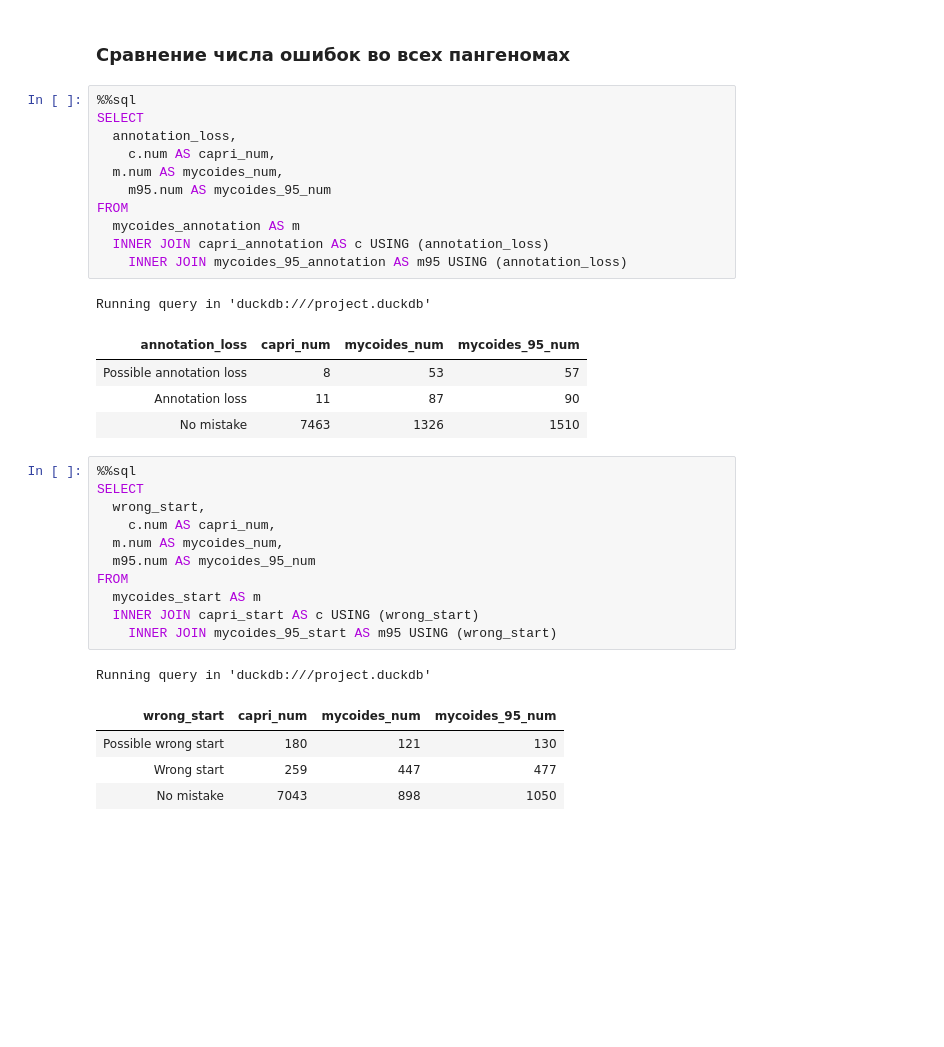
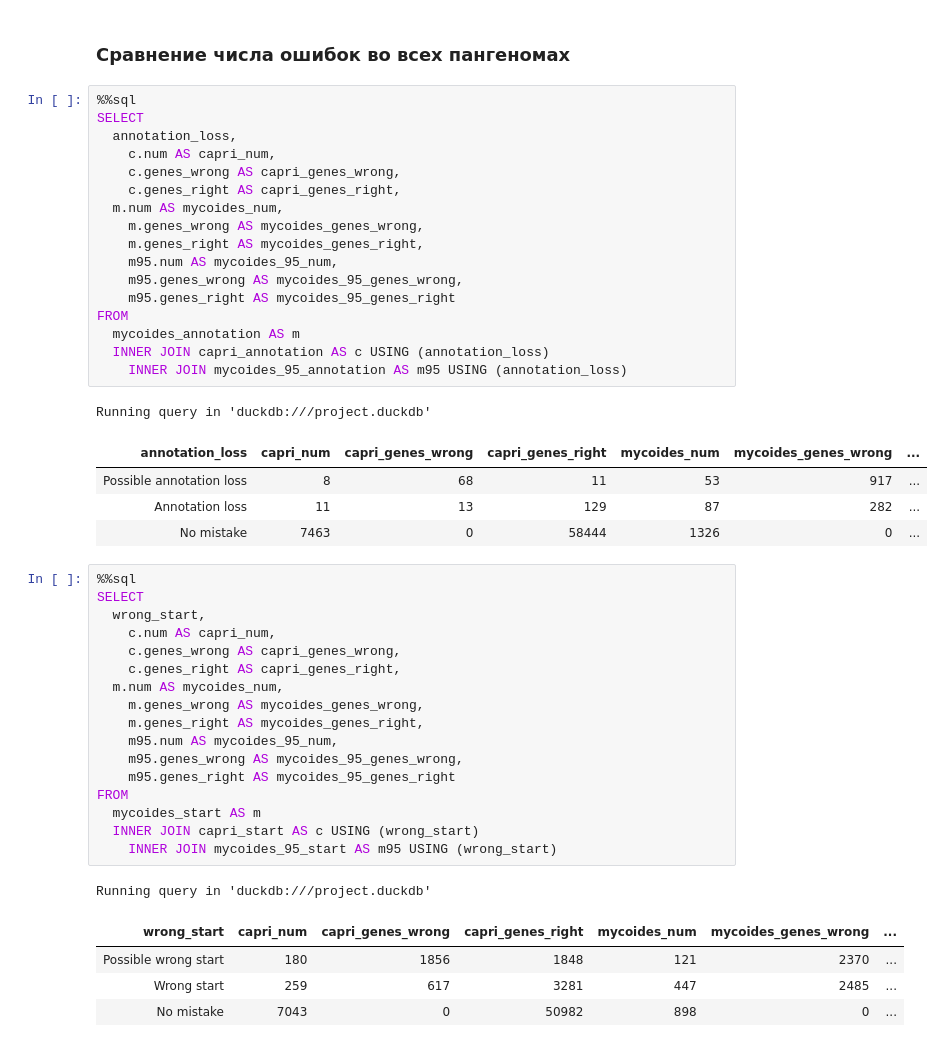
Before and after one commit to Real-Ivan-Chernykh/alan_pangenome, a Jupyter notebook: notebooks/Analyse_result.ipynb, the cells around one changed output. Drawn from its saved outputs; the diff is of its cells as text; blank space fills up the shorter version.

Commit message:
Add separated gene counter

```diff
--- a/notebooks/Analyse_result.ipynb
+++ b/notebooks/Analyse_result.ipynb
@@ -846,34 +983,46 @@ Running query in 'duckdb:///project.duckdb'
 # %%
 %%sql
 SELECT
   annotation_loss,
     c.num AS capri_num,
+    c.genes_wrong AS capri_genes_wrong,
+    c.genes_right AS capri_genes_right,
   m.num AS mycoides_num,
-    m95.num AS mycoides_95_num
+    m.genes_wrong AS mycoides_genes_wrong,
+    m.genes_right AS mycoides_genes_right,
+    m95.num AS mycoides_95_num,
+    m95.genes_wrong AS mycoides_95_genes_wrong,
+    m95.genes_right AS mycoides_95_genes_right
 FROM
   mycoides_annotation AS m
   INNER JOIN capri_annotation AS c USING (annotation_loss)
     INNER JOIN mycoides_95_annotation AS m95 USING (annotation_loss)
 # %% [output]
 Running query in 'duckdb:///project.duckdb'
-| annotation_loss | capri_num | mycoides_num | mycoides_95_num |
-| Possible annotation loss | 8 | 53 | 57 |
-| Annotation loss | 11 | 87 | 90 |
-| No mistake | 7463 | 1326 | 1510 |
+| annotation_loss | capri_num | capri_genes_wrong | capri_genes_right | mycoides_num | mycoides_genes_wrong | ... |
+| Possible annotation loss | 8 | 68 | 11 | 53 | 917 | ... |
+| Annotation loss | 11 | 13 | 129 | 87 | 282 | ... |
+| No mistake | 7463 | 0 | 58444 | 1326 | 0 | ... |
 # %%
 %%sql
 SELECT
   wrong_start,
     c.num AS capri_num,
+    c.genes_wrong AS capri_genes_wrong,
+    c.genes_right AS capri_genes_right,
   m.num AS mycoides_num,
-  m95.num AS mycoides_95_num
+    m.genes_wrong AS mycoides_genes_wrong,
+    m.genes_right AS mycoides_genes_right,
+    m95.num AS mycoides_95_num,
+    m95.genes_wrong AS mycoides_95_genes_wrong,
+    m95.genes_right AS mycoides_95_genes_right
 FROM
   mycoides_start AS m
   INNER JOIN capri_start AS c USING (wrong_start)
     INNER JOIN mycoides_95_start AS m95 USING (wrong_start)
 # %% [output]
 Running query in 'duckdb:///project.duckdb'
-| wrong_start | capri_num | mycoides_num | mycoides_95_num |
-| Possible wrong start | 180 | 121 | 130 |
-| Wrong start | 259 | 447 | 477 |
-| No mistake | 7043 | 898 | 1050 |
+| wrong_start | capri_num | capri_genes_wrong | capri_genes_right | mycoides_num | mycoides_genes_wrong | ... |
+| Possible wrong start | 180 | 1856 | 1848 | 121 | 2370 | ... |
+| Wrong start | 259 | 617 | 3281 | 447 | 2485 | ... |
+| No mistake | 7043 | 0 | 50982 | 898 | 0 | ... |
```
Also changed, not shown: parts of 39 cells of this notebook, 19 other files.
